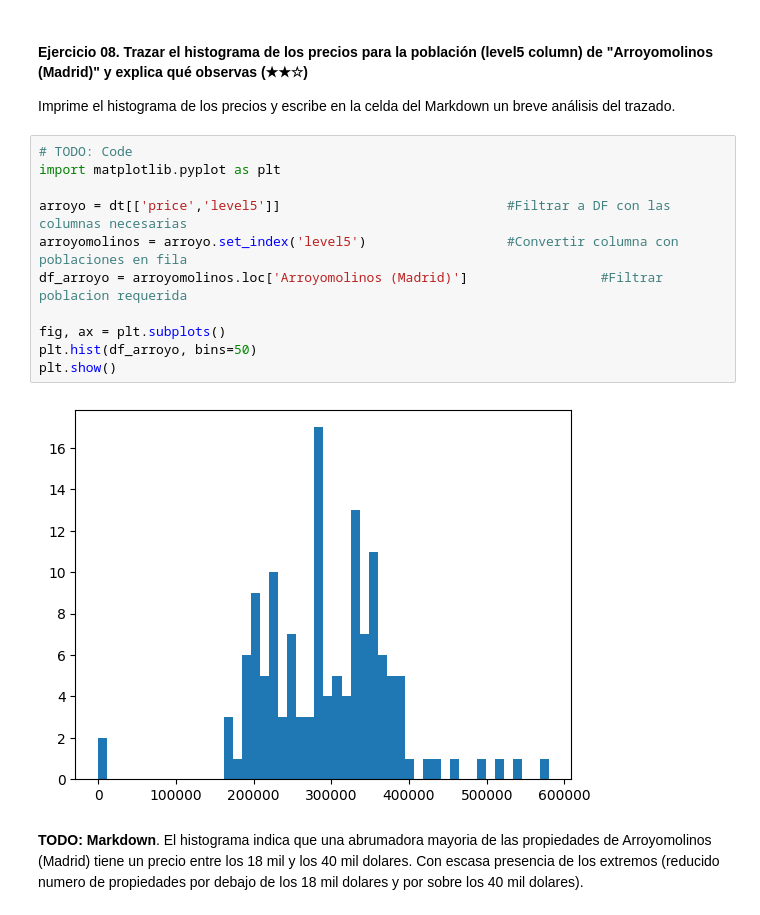
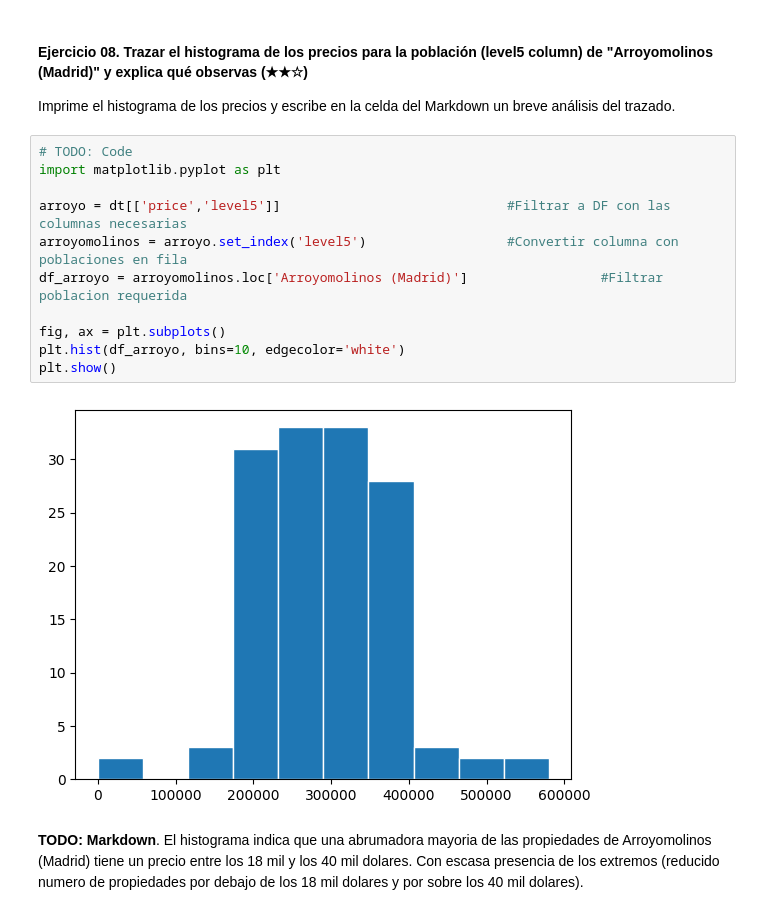
Before and after one commit to 4GeeksAcademy/ProyectoPreWork_PR, a Jupyter notebook: project.es.ipynb, the cells around one changed output. Cells and saved outputs as stored; diff of their text form.

```diff
--- a/project.es.ipynb
+++ b/project.es.ipynb
@@ -209,16 +210,16 @@ Imprime el histograma de los precios y escribe en la celda del Markdown un breve
 # %%
 # TODO: Code
 import matplotlib.pyplot as plt
 
 arroyo = dt[['price','level5']]                             #Filtrar a DF con las columnas necesarias
 arroyomolinos = arroyo.set_index('level5')                  #Convertir columna con poblaciones en fila
 df_arroyo = arroyomolinos.loc['Arroyomolinos (Madrid)']                 #Filtrar poblacion requerida
 
 fig, ax = plt.subplots()
-plt.hist(df_arroyo, bins=50)
+plt.hist(df_arroyo, bins=10, edgecolor='white')
 plt.show()
 # %% [output]
-[figure, old version]
+[figure, new version]
 # %% [markdown]
 **TODO: Markdown**. El histograma indica que una abrumadora mayoria de las propiedades de Arroyomolinos (Madrid) tiene un precio entre los 18 mil y los 40 mil dolares. Con escasa presencia de los extremos (reducido numero de propiedades por debajo de los 18 mil dolares y por sobre los 40 mil dolares).
 # %% [markdown]
```
Also changed, not shown: parts of 2 cells of this notebook.
